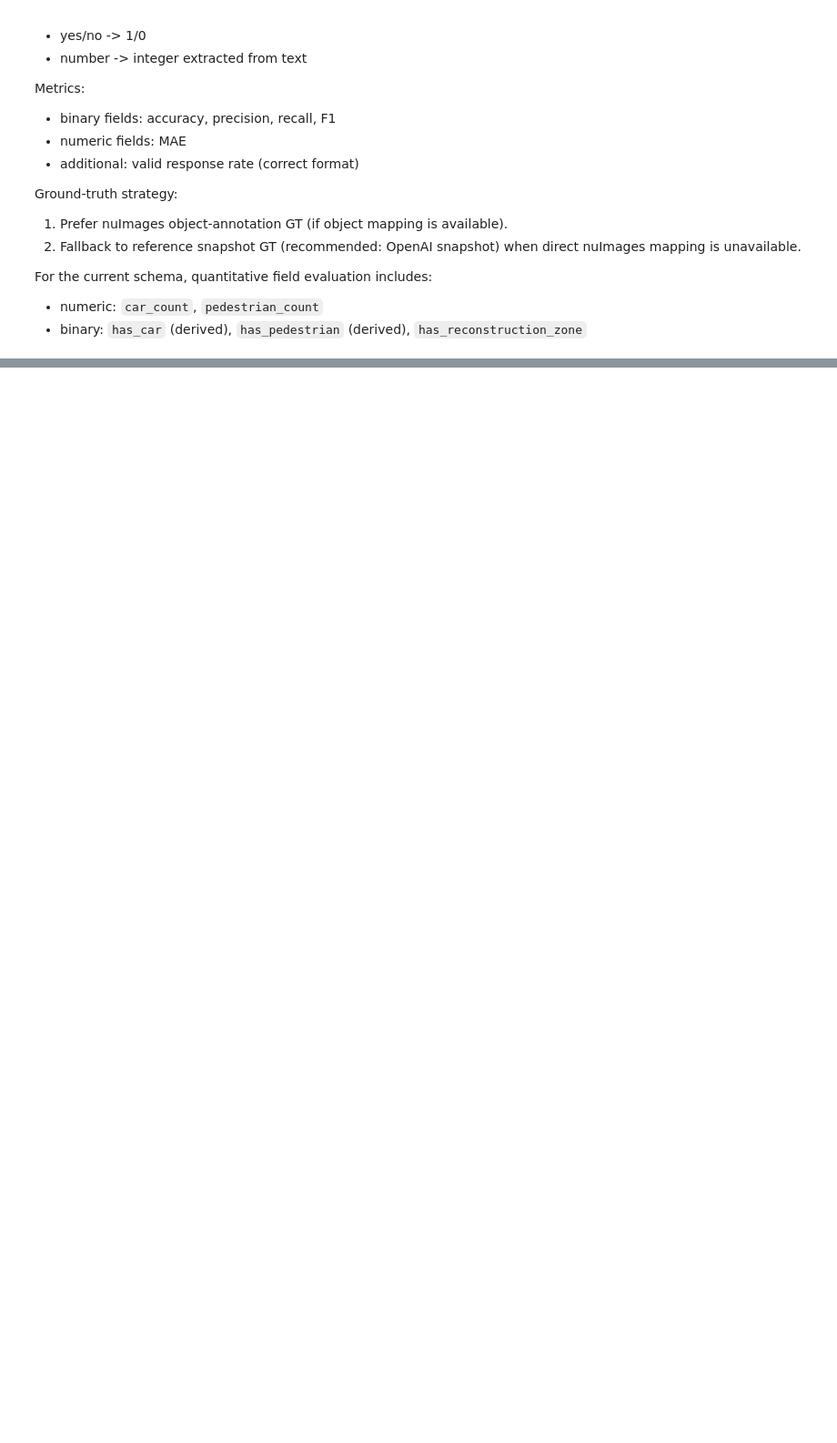
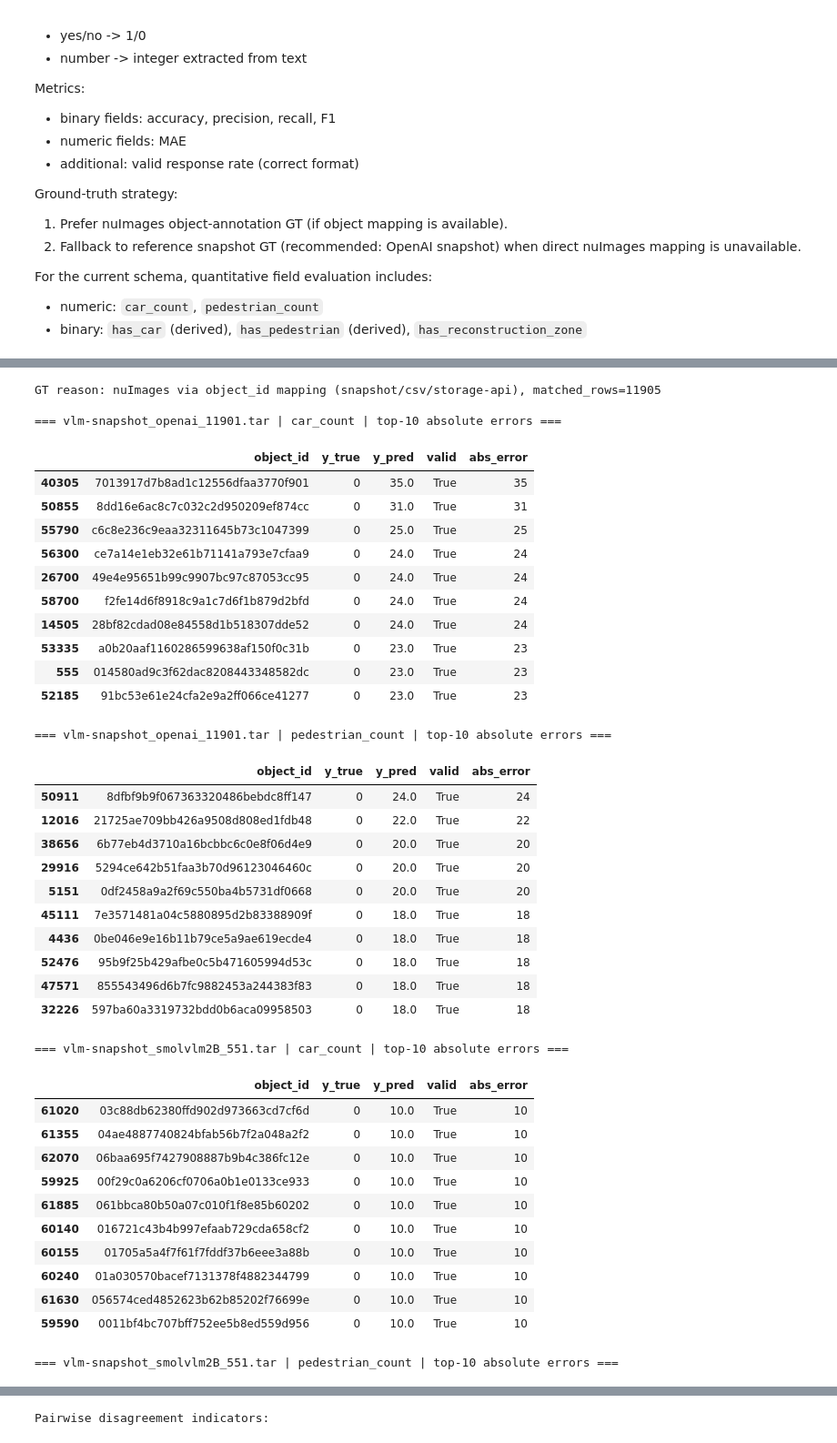
Before and after one commit to Venbiess/autonomous-vehicles-search-platform, a Jupyter notebook: notebooks/vlm_metrics.ipynb, the cells around one changed output, grey strips where cells are left out. Shown at 91% size. Drawn from its saved outputs; the diff is of its cells as text; code cells hidden in the pictures; blank space fills up the shorter version.

```diff
--- a/notebooks/vlm_metrics.ipynb
+++ b/notebooks/vlm_metrics.ipynb
@@ -838,15 +1551,61 @@ plot_overall_valid_rate(overall_summary_df)
 # %%
-# =====================
-# OPTIONAL DEBUG: WORST NUMERIC ERRORS
-# =====================
-num_part = metrics_long_df[metrics_long_df["task_type"] == "number"].copy()
-if num_part.empty:
-    print("No numeric rows for debug.")
-else:
-    num_part["y_pred_effective"] = num_part["y_pred"].apply(lambda x: 0 if pd.isna(x) else int(x))
-    num_part["abs_error"] = (num_part["y_true"] - num_part["y_pred_effective"]).abs()
+# OPTIONAL DEBUG: leakage + hard disagreements
+print("GT reason:", gt_reason)
+if "reference snapshot" in str(gt_reason).lower():
+    print("WARNING: Reference-snapshot GT mode is active.")
+    print("Metrics for the reference model are expected to be near-perfect by construction.")
 
-    for (model, field), grp in num_part.groupby(["model", "field"], sort=False):
-        print()
-        print(f"=== {model} | {field} | top-10 absolute errors ===")
-        display(grp.sort_values("abs_error", ascending=False).head(10)[["object_id", "y_true", "y_pred", "valid", "abs_error"]])
+if not task_metrics_long_df.empty:
+    num_part = task_metrics_long_df[task_metrics_long_df["task_type"] == "number"].copy()
+    if not num_part.empty:
+        num_part["y_pred_effective"] = num_part["y_pred"].apply(lambda x: 0 if pd.isna(x) else int(x))
+        num_part["abs_error"] = (num_part["y_true"] - num_part["y_pred_effective"]).abs()
+        for (model, field), grp in num_part.groupby(["model", "field"], sort=False):
+            print()
+            print(f"=== {model} | {field} | top-10 absolute errors ===")
+            display(grp.sort_values("abs_error", ascending=False).head(10)[["object_id", "y_true", "y_pred", "valid", "abs_error"]])
+
+if not pairwise_agreement_df.empty:
+    print()
+    print("Pairwise disagreement indicators:")
+    display(pairwise_agreement_df.sort_values(["model_a", "model_b", "response_type", "metric"]).reset_index(drop=True))
+# %% [output]
+GT reason: nuImages via object_id mapping (snapshot/csv/storage-api), matched_rows=11905
+
+=== vlm-snapshot_openai_11901.tar | car_count | top-10 absolute errors ===
+|  | object_id | y_true | y_pred | valid | abs_error |
+| 40305 | 7013917d7b8ad1c12556dfaa3770f901 | 0 | 35.0 | True | 35 |
+| 50855 | 8dd16e6ac8c7c032c2d950209ef874cc | 0 | 31.0 | True | 31 |
+| 55790 | c6c8e236c9eaa32311645b73c1047399 | 0 | 25.0 | True | 25 |
+| 56300 | ce7a14e1eb32e61b71141a793e7cfaa9 | 0 | 24.0 | True | 24 |
+| 26700 | 49e4e95651b99c9907bc97c87053cc95 | 0 | 24.0 | True | 24 |
+| 58700 | f2fe14d6f8918c9a1c7d6f1b879d2bfd | 0 | 24.0 | True | 24 |
+| 14505 | 28bf82cdad08e84558d1b518307dde52 | 0 | 24.0 | True | 24 |
+| 53335 | a0b20aaf1160286599638af150f0c31b | 0 | 23.0 | True | 23 |
+| 555 | 014580ad9c3f62dac8208443348582dc | 0 | 23.0 | True | 23 |
+| 52185 | 91bc53e61e24cfa2e9a2ff066ce41277 | 0 | 23.0 | True | 23 |
+=== vlm-snapshot_openai_11901.tar | pedestrian_count | top-10 absolute errors ===
+|  | object_id | y_true | y_pred | valid | abs_error |
+| 50911 | 8dfbf9b9f067363320486bebdc8ff147 | 0 | 24.0 | True | 24 |
+| 12016 | 21725ae709bb426a9508d808ed1fdb48 | 0 | 22.0 | True | 22 |
+| 38656 | 6b77eb4d3710a16bcbbc6c0e8f06d4e9 | 0 | 20.0 | True | 20 |
+| 29916 | 5294ce642b51faa3b70d96123046460c | 0 | 20.0 | True | 20 |
+| 5151 | 0df2458a9a2f69c550ba4b5731df0668 | 0 | 20.0 | True | 20 |
+| 45111 | 7e3571481a04c5880895d2b83388909f | 0 | 18.0 | True | 18 |
+| 4436 | 0be046e9e16b11b79ce5a9ae619ecde4 | 0 | 18.0 | True | 18 |
+| 52476 | 95b9f25b429afbe0c5b471605994d53c | 0 | 18.0 | True | 18 |
+| 47571 | 855543496d6b7fc9882453a244383f83 | 0 | 18.0 | True | 18 |
+| 32226 | 597ba60a3319732bdd0b6aca09958503 | 0 | 18.0 | True | 18 |
+=== vlm-snapshot_smolvlm2B_551.tar | car_count | top-10 absolute errors ===
+|  | object_id | y_true | y_pred | valid | abs_error |
+| 61020 | 03c88db62380ffd902d973663cd7cf6d | 0 | 10.0 | True | 10 |
+| 61355 | 04ae4887740824bfab56b7f2a048a2f2 | 0 | 10.0 | True | 10 |
+| 62070 | 06baa695f7427908887b9b4c386fc12e | 0 | 10.0 | True | 10 |
+| 59925 | 00f29c0a6206cf0706a0b1e0133ce933 | 0 | 10.0 | True | 10 |
+| 61885 | 061bbca80b50a07c010f1f8e85b60202 | 0 | 10.0 | True | 10 |
+| 60140 | 016721c43b4b997efaab729cda658cf2 | 0 | 10.0 | True | 10 |
+| 60155 | 01705a5a4f7f61f7fddf37b6eee3a88b | 0 | 10.0 | True | 10 |
+| 60240 | 01a030570bacef7131378f4882344799 | 0 | 10.0 | True | 10 |
+| 61630 | 056574ced4852623b62b85202f76699e | 0 | 10.0 | True | 10 |
+| 59590 | 0011bf4bc707bff752ee5b8ed559d956 | 0 | 10.0 | True | 10 |
+=== vlm-snapshot_smolvlm2B_551.tar | pedestrian_count | top-10 absolute errors ===
@@ -852,0 +1623 @@ else:
+Pairwise disagreement indicators:
```
Also changed, not shown: parts of 11 cells of this notebook.
